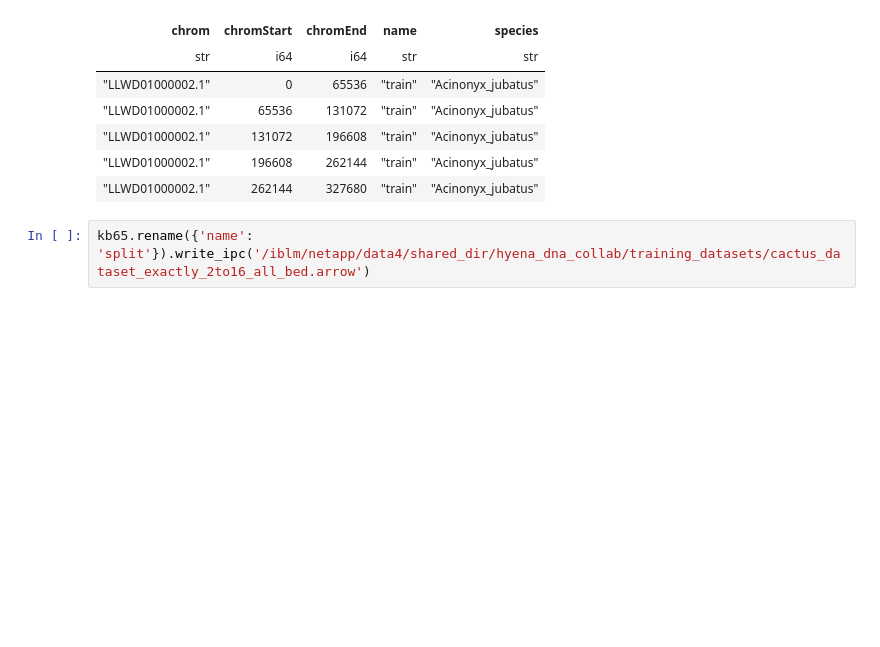
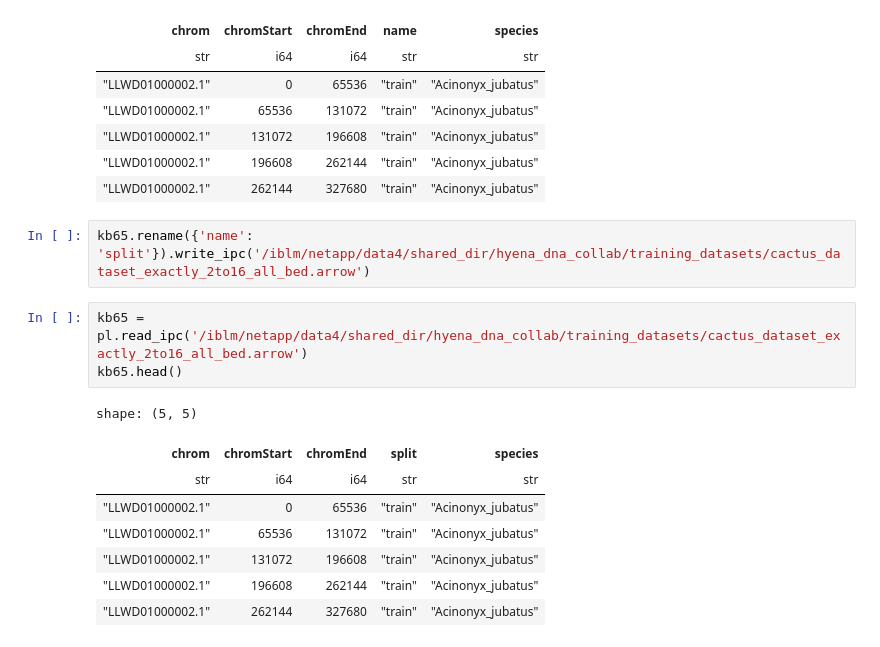
Before and after one commit to HazyResearch/hyena-dna, a Jupyter notebook: notebooks/multifasta_eda.ipynb, the cells around one changed output. Cells and saved outputs as stored; diff of their text form; blank space fills up the shorter version.

```diff
--- a/notebooks/multifasta_eda.ipynb
+++ b/notebooks/multifasta_eda.ipynb
@@ -115,3 +116,15 @@ shape: (5, 5)
 | "LLWD01000002.1" | 262144 | 327680 | "train" | "Acinonyx_jubatus" |
 # %%
 kb65.rename({'name': 'split'}).write_ipc('/iblm/netapp/data4/shared_dir/hyena_dna_collab/training_datasets/cactus_dataset_exactly_2to16_all_bed.arrow')
+# %%
+kb65 = pl.read_ipc('/iblm/netapp/data4/shared_dir/hyena_dna_collab/training_datasets/cactus_dataset_exactly_2to16_all_bed.arrow')
+kb65.head()
+# %% [output]
+shape: (5, 5)
+| chrom | chromStart | chromEnd | split | species |
+| str | i64 | i64 | str | str |
+| "LLWD01000002.1" | 0 | 65536 | "train" | "Acinonyx_jubatus" |
+| "LLWD01000002.1" | 65536 | 131072 | "train" | "Acinonyx_jubatus" |
+| "LLWD01000002.1" | 131072 | 196608 | "train" | "Acinonyx_jubatus" |
+| "LLWD01000002.1" | 196608 | 262144 | "train" | "Acinonyx_jubatus" |
+| "LLWD01000002.1" | 262144 | 327680 | "train" | "Acinonyx_jubatus" |
```
Also changed, not shown: parts of 3 cells of this notebook, 4 other files.
